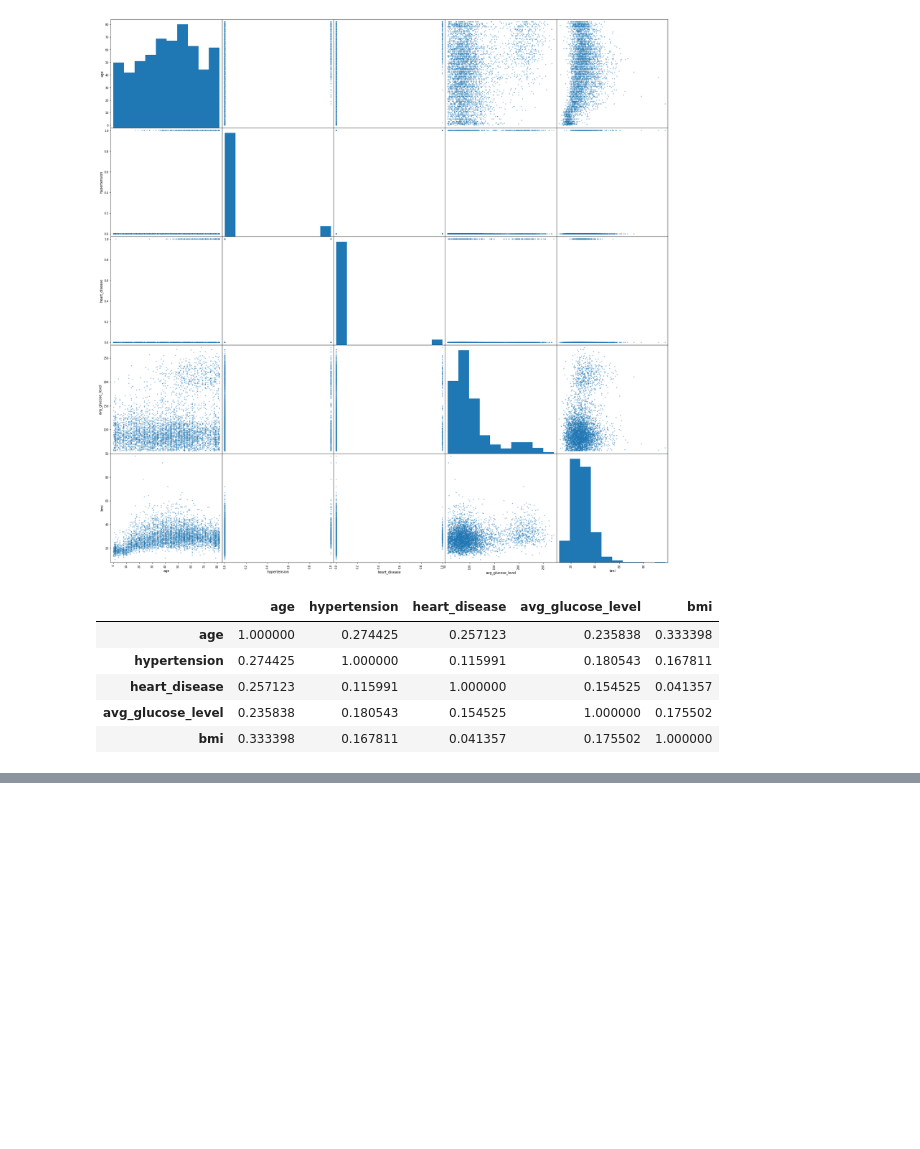
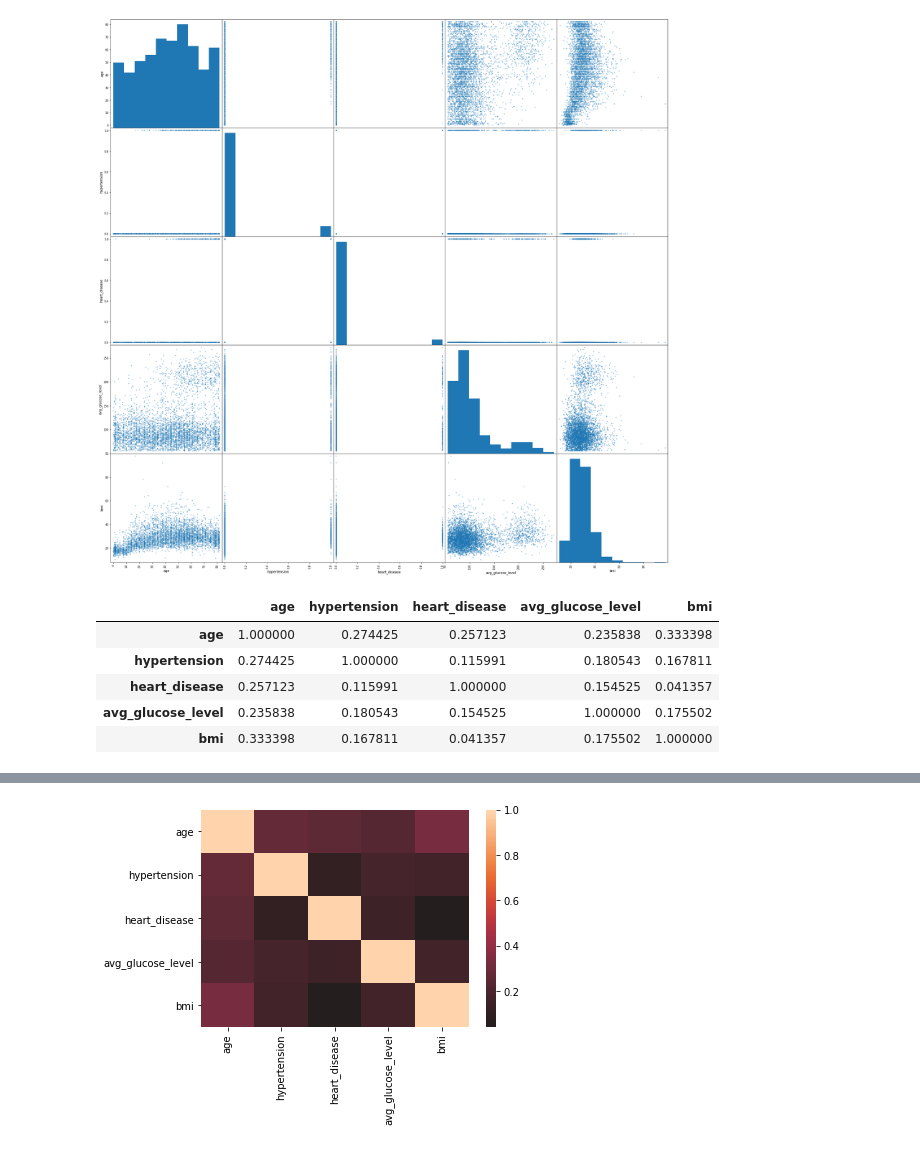
Before and after one commit to Jacobheyman702/Stroke_Classification-, a Jupyter notebook: Untitled.ipynb, the cells around one changed output, grey strips where cells are left out. Cells and saved outputs as stored; diff of their text form; code cells hidden in the pictures; blank space fills up the shorter version.

```diff
--- a/Untitled.ipynb
+++ b/Untitled.ipynb
@@ -189,3 +189,6 @@ stroke_pred.corr()
 | heart_disease | 0.257123 | 0.115991 | 1.000000 | 0.154525 | 0.041357 |
 | avg_glucose_level | 0.235838 | 0.180543 | 0.154525 | 1.000000 | 0.175502 |
 | bmi | 0.333398 | 0.167811 | 0.041357 | 0.175502 | 1.000000 |
+# %%
+sns.heatmap(stroke_pred.corr(), center=0);
+# %% [output]
@@ -191,0 +196 @@ stroke_pred.corr()
+[figure, added]
```
Also changed, not shown: parts of 2 cells of this notebook.
